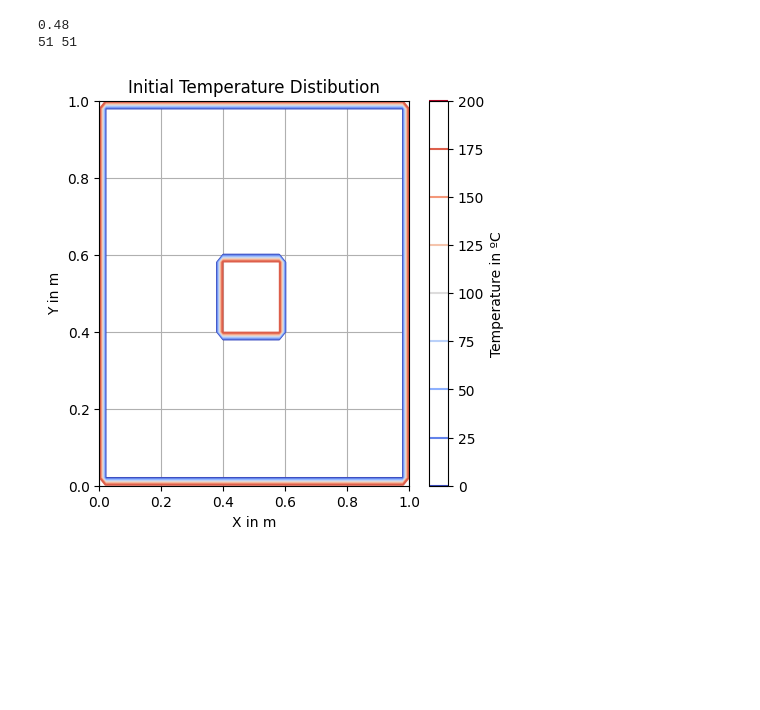
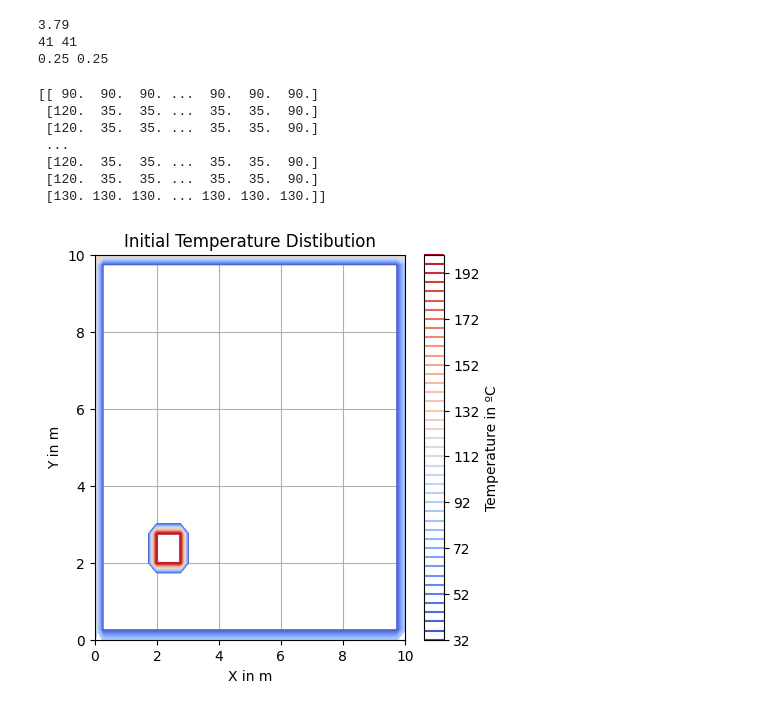
Before and after one commit to tharani2503/Mathematical-Modelling-of-Physical-Systems, a Jupyter notebook: 2D_Heat_equation/2D_heat_equation.ipynb, the cells around one changed output. Cells and saved outputs as stored; diff of their text form; code cells hidden in the pictures; blank space fills up the shorter version.

```diff
--- a/2D_Heat_equation/2D_heat_equation.ipynb
+++ b/2D_Heat_equation/2D_heat_equation.ipynb
@@ -5,20 +5,21 @@ import matplotlib.pyplot as plt
 import matplotlib.animation as animation
 
 ## Plate Dimensions
-x=1
-y=1
+x=10
+y=10
 ## simulation paramaters
-del_x=0.02
-del_y=0.02
-nx=int(1/del_x)+1
-ny=int(1/del_y)+1
-simulation_time=120
+del_x= round(x/40,3)
+del_y= round(y/40,3)
+
+nx=int(x/del_x)+1
+ny=int(y/del_y)+1
+simulation_time=480
 
 ## material properties
-alpha=1.65e-4 # Thermal Diffusivity
+alpha=1.65e-3 # Thermal Diffusivity
 
 ## stability criteria
-c=0.2
+c=0.1
 del_t= round((c* del_x**2)/alpha,2)
 
 ## MeshGrid
@@ -26,38 +27,51 @@ a=np.linspace(0,x,nx)
 b=np.linspace(0,y,ny)
 X,Y=np.meshgrid(a,b)
 T=np.zeros((nx,ny))
+T.fill(35)
 T_final=[]
 print(del_t)
 print(nx,ny)
+print(del_x,del_y)
 # %% [output]
-0.48
-51 51
+3.79
+41 41
+0.25 0.25
 # %%
 ## Initial Condition
-T[:,0]=200  #@ x=0
-T[:,-1]=200 #@ x=1
-T[0,:]=200  #@ y=0
-T[-1,:]=200 #@ y=1
+T[:,0]=120  #@ x=0
+T[:,-1]=90 #@ x=1
+T[0,:]=90  #@ y=0
+T[-1,:]=130 #@ y=1
 
-T[20:30,20:30]=200
+T[18:22,18:22]=150
 
 T_current=T
 T_previous=T_current
 T_next=np.zeros((nx,ny))
-##plot Initial condition
-fig=plt.figure(figsize=(5,5))
-ax=fig.add_subplot()
-ax.set_title("Initial Temperature Distibution")
-ax.set_xlabel("X in m")
-ax.set_ylabel("Y in m")
-ax.grid(True)
-
-contour=ax.contour(X,Y,T,cmap="coolwarm")
-cbar=fig.colorbar(contour,ax=ax)
-cbar.set_label("Temperature in ºC")
-plt.show()
+print(T)
 # %% [output]
-[figure, removed]
+[[ 90.  90.  90. ...  90.  90.  90.]
+ [120.  35.  35. ...  35.  35.  90.]
+ [120.  35.  35. ...  35.  35.  90.]
+ ...
+ [120.  35.  35. ...  35.  35.  90.]
+ [120.  35.  35. ...  35.  35.  90.]
+ [130. 130. 130. ... 130. 130. 130.]]
+# %%
+##plot Initial condition
+fig=plt.figure(figsize=(5,5))
+ax=fig.add_subplot()
+ax.set_title("Initial Temperature Distibution")
+ax.set_xlabel("X in m")
+ax.set_ylabel("Y in m")
+ax.grid(True)
+
+contour=ax.contour(X,Y,T,levels=100,cmap="coolwarm")
+cbar=fig.colorbar(contour,ax=ax)
+cbar.set_label("Temperature in ºC")
+plt.show()
+# %% [output]
+[figure, added]
 # %%
 ## solve the equation transient state
 for t in range(0,int(simulation_time/del_t)):
```
Also changed, not shown: parts of 2 cells of this notebook, 1 other file.
